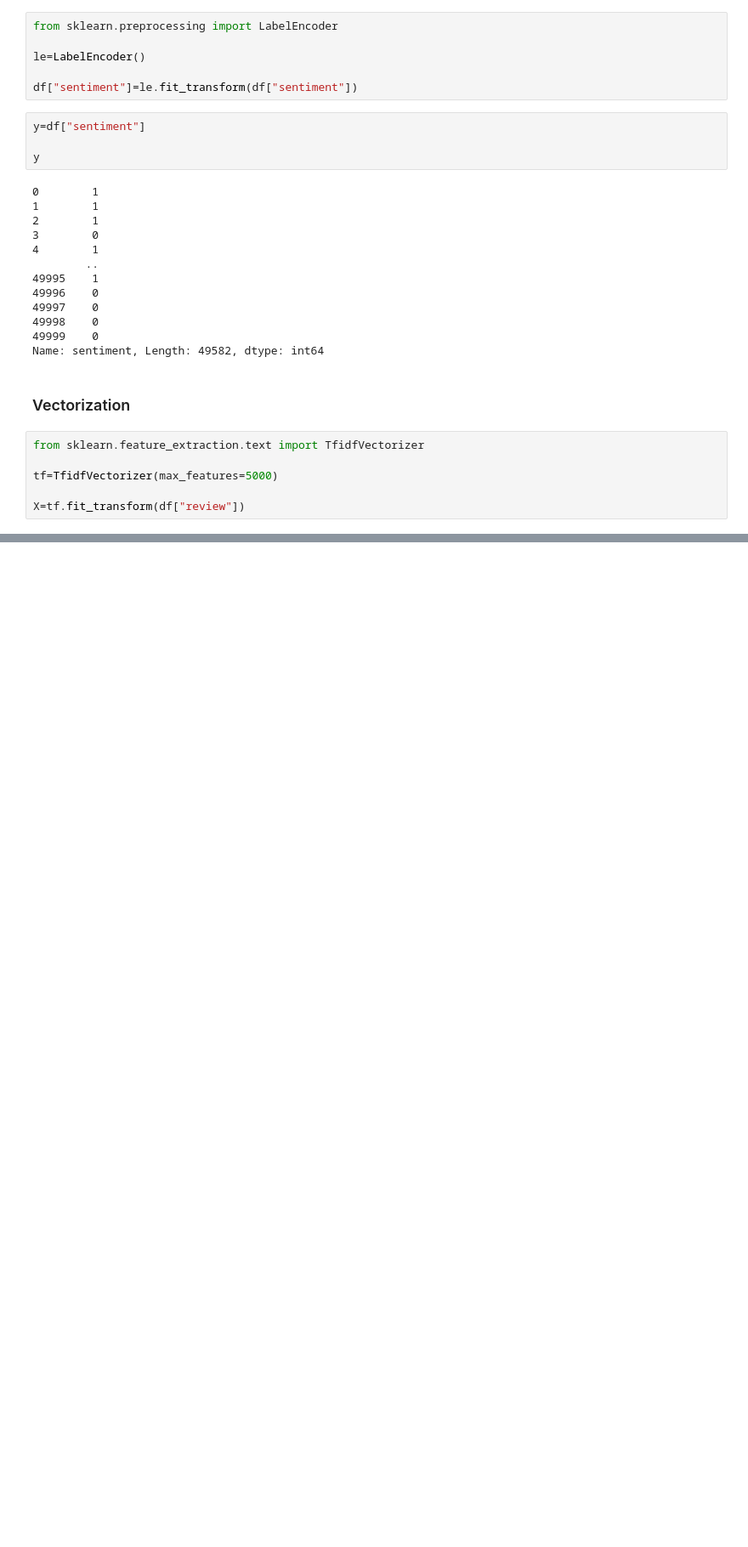
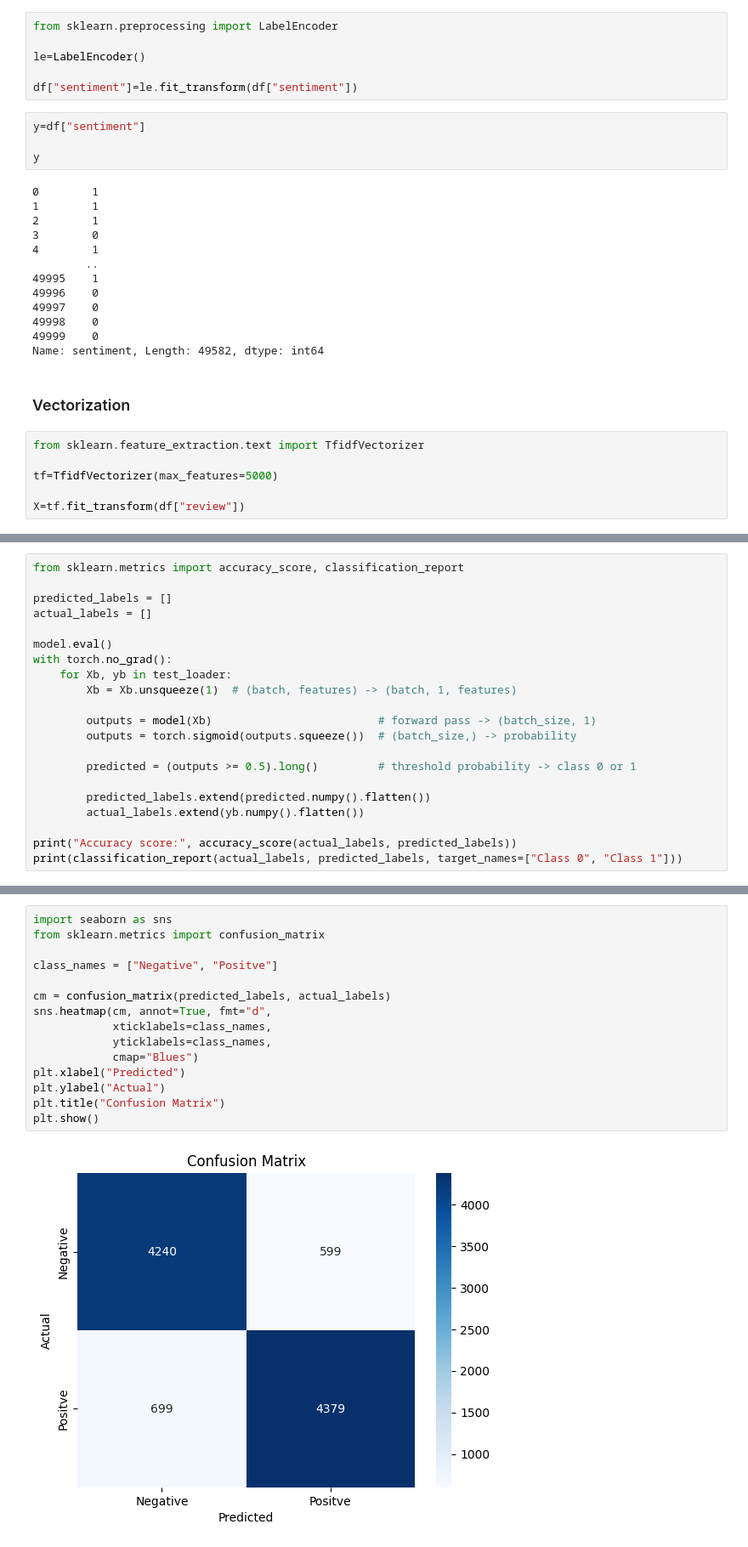
Before and after one commit to akshay041193/Sentiment-Analysis-using-RNN, a Jupyter notebook: Sentiment_Analysis_by_RNN.ipynb, the cells around one changed output, grey strips where cells are left out. Shown at 85% size. Saved outputs shown, nothing was run; the diff lists cells and outputs as text; blank space fills up the shorter version.

```diff
--- a/Sentiment_Analysis_by_RNN.ipynb
+++ b/Sentiment_Analysis_by_RNN.ipynb
@@ -181,0 +346,21 @@ print(X)
+# %%
+from sklearn.metrics import accuracy_score, classification_report
+
+predicted_labels = []
+actual_labels = []
+
+model.eval()
+with torch.no_grad():
+    for Xb, yb in test_loader:
+        Xb = Xb.unsqueeze(1)  # (batch, features) -> (batch, 1, features)
+
+        outputs = model(Xb)                         # forward pass -> (batch_size, 1)
+        outputs = torch.sigmoid(outputs.squeeze())  # (batch_size,) -> probability
+
+        predicted = (outputs >= 0.5).long()         # threshold probability -> class 0 or 1
+
+        predicted_labels.extend(predicted.numpy().flatten())
+        actual_labels.extend(yb.numpy().flatten())
+
+print("Accuracy score:", accuracy_score(actual_labels, predicted_labels))
+print(classification_report(actual_labels, predicted_labels, target_names=["Class 0", "Class 1"]))
@@ -181,0 +377,17 @@ print(X)
+# %%
+import seaborn as sns
+from sklearn.metrics import confusion_matrix
+
+class_names = ["Negative", "Positve"]
+
+cm = confusion_matrix(predicted_labels, actual_labels)
+sns.heatmap(cm, annot=True, fmt="d",
+            xticklabels=class_names,
+            yticklabels=class_names,
+            cmap="Blues")
+plt.xlabel("Predicted")
+plt.ylabel("Actual")
+plt.title("Confusion Matrix")
+plt.show()
+# %% [output]
+[figure, added]
```
Also changed, not shown: parts of 34 cells of this notebook, 2 other files.
